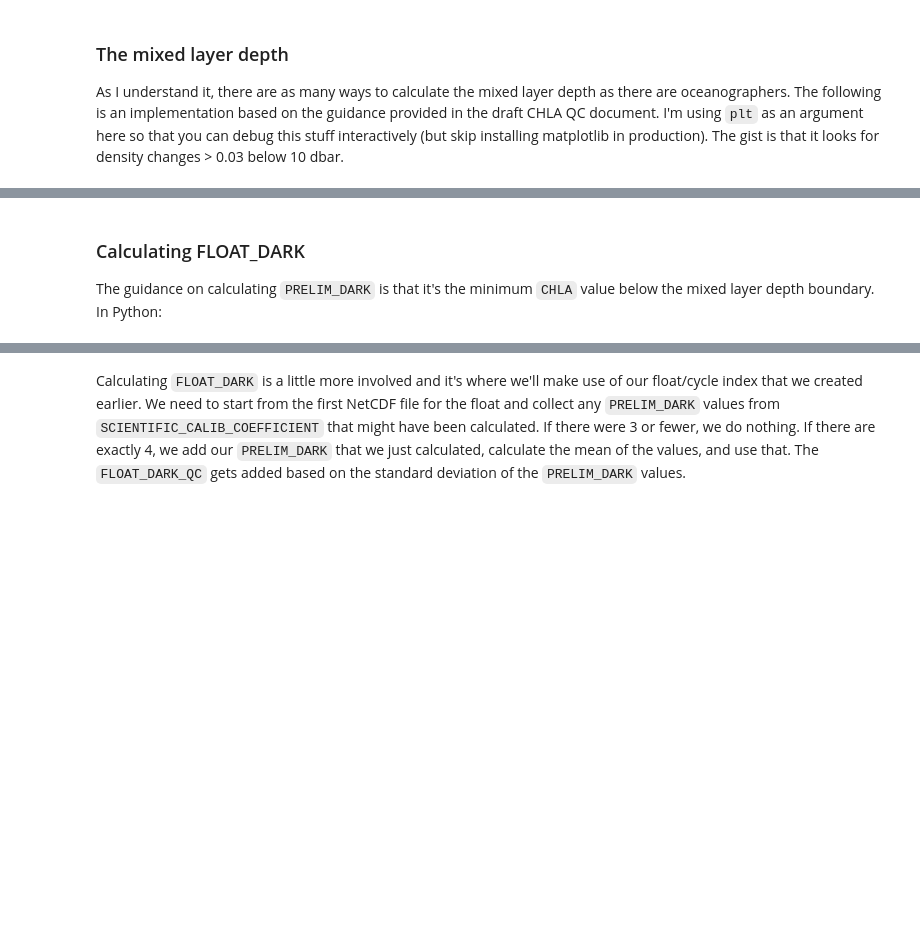
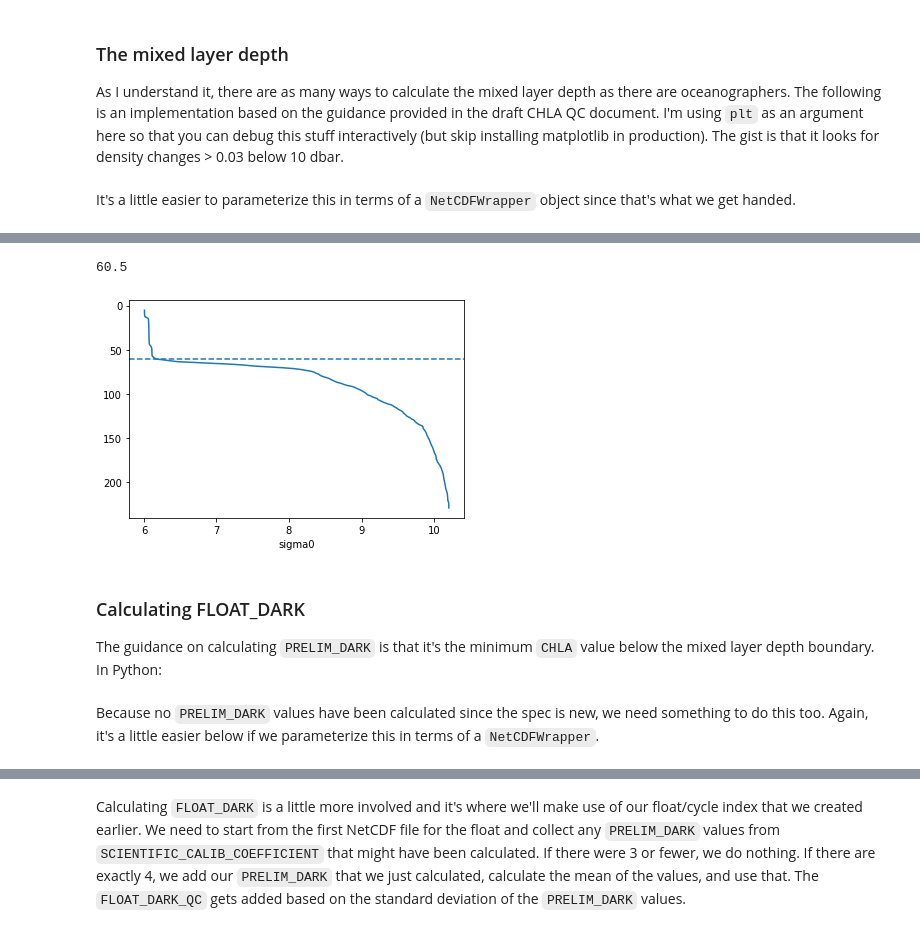
Before and after one commit to ArgoCanada/blog, a Jupyter notebook: _posts/2021-10-18-implemeting-real-time-chla-qc-in-python/post.ipynb, the cells around one changed output, grey strips where cells are left out. Cells and saved outputs as stored; diff of their text form; code cells hidden in the pictures; blank space fills up the shorter version.

```diff
--- a/_posts/2021-10-18-implemeting-real-time-chla-qc-in-python/post.ipynb
+++ b/_posts/2021-10-18-implemeting-real-time-chla-qc-in-python/post.ipynb
@@ -169,24 +203,54 @@ As I understand it, there are as many ways to calculate the mixed layer depth as
 import gsw
 
 def calc_mixed_layer_depth(pres, temp, psal, longitude=0, latitude=0, plt=None):
-    abs_salinity = gsw.SA_from_SP(psal.value, pres.value, longitude, latitude)
-    conservative_temp = gsw.CT_from_t(abs_salinity, temp.value, pres.value)
+    abs_salinity = gsw.SA_from_SP(psal, pres, longitude, latitude)
+    conservative_temp = gsw.CT_from_t(abs_salinity, temp, pres)
     density = gsw.sigma0(abs_salinity, conservative_temp)
 
     if plt:
-        plt.plot(density, pres.value)
+        plt.plot(density, pres)
         plt.gca().invert_yaxis()
         plt.gca().set_xlabel('sigma0')
 
-    mixed_layer_start = (np.diff(density) > 0.03) & (pres.value[:-1] > 10)
+    mixed_layer_start = (np.diff(density) > 0.03) & (pres[:-1] > 10)
     if not np.any(mixed_layer_start):
         # Can't determine mixed layer depth (no density changes > 0.03 below 10 dbar)
         return None
 
     mixed_layer_start_index = np.where(mixed_layer_start)[0][0]
-    mixed_layer_depth = pres.value[mixed_layer_start_index]
+    mixed_layer_depth = pres[mixed_layer_start_index]
 
     if plt:
         plt.gca().axhline(y = mixed_layer_depth, linestyle='--')
 
     return mixed_layer_depth
+# %% [markdown]
+It's a little easier to parameterize this in terms of a `NetCDFWrapper` object since that's what we get handed.
+# %%
+def calc_mixed_layer_depth_nc(nc_core, plt=None):
+    if 'PRES' not in nc_core.variables or \
+        'TEMP' not in nc_core.variables or \
+        'PSAL' not in nc_core.variables:
+        return None
+
+    pres = nc_core['PRES'][:][0]
+    temp = nc_core['TEMP'][:][0]
+    psal = nc_core['PSAL'][:][0]
+
+    if 'LONGITUDE' in nc_core.variables and 'LATITUDE' in nc_core.variables:
+        longitude = nc_core['LONGITUDE'][:][0]
+        latitude = nc_core['LATITUDE'][:][0]
+    else:
+        longitude = 0
+        latitude = 0
+
+    return calc_mixed_layer_depth(
+        pres, temp, psal,
+        longitude=longitude,
+        latitude=latitude,
+        plt=plt)
+
+calc_mixed_layer_depth_nc(
+    argo.nc('dac/' + profiles.reset_index().file[0]),
+    plt=plt)
+# %% [output]
@@ -193,3 +258,5 @@ def calc_mixed_layer_depth(pres, temp, psal, longitude=0, latitude=0, plt=None):
+60.5
+[figure, added]
 # %% [markdown]
 ### Calculating FLOAT_DARK
 
@@ -201,3 +271,5 @@ def calc_prelim_dark(pres, chla, mixed_layer_depth):
         return chla_filter.min()
     else:
         return None
+# %% [markdown]
+Because no `PRELIM_DARK` values have been calculated since the spec is new, we need something to do this too. Again, it's a little easier below if we parameterize this in terms of a `NetCDFWrapper`.
```
Also changed, not shown: parts of 20 cells of this notebook, 3 other files.
